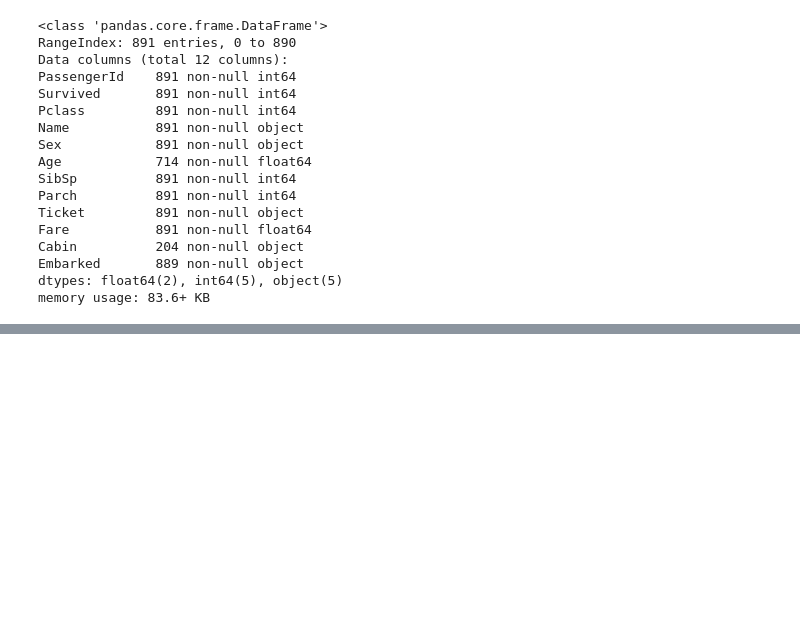
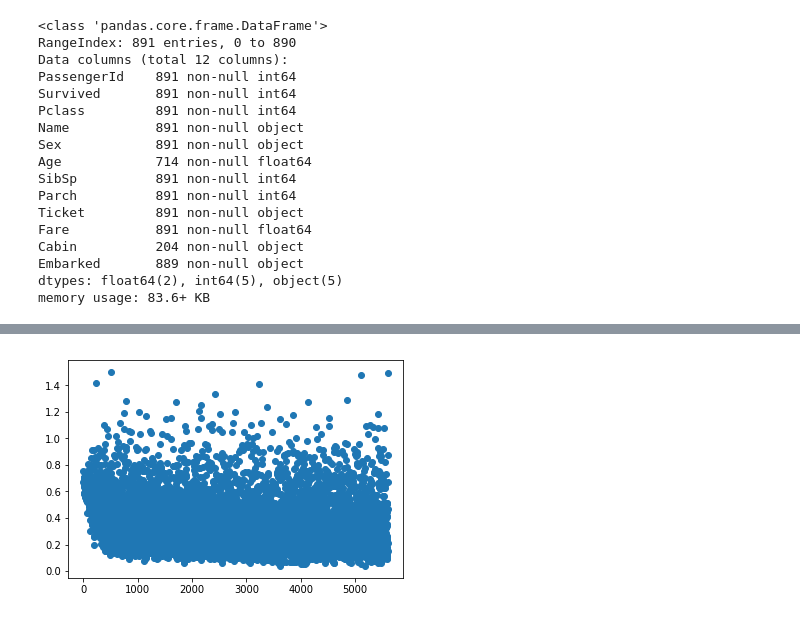
Before and after one commit to h4nyu/aplf, a Jupyter notebook: app/notebooks/titanic.ipynb, the cells around one changed output, grey strips where cells are left out. Cells and saved outputs as stored; diff of their text form; code cells hidden in the pictures; blank space fills up the shorter version.

```diff
--- a/app/notebooks/titanic.ipynb
+++ b/app/notebooks/titanic.ipynb
@@ -85 +81,7 @@ progress(x)      # watch progress
+# %%
+train_progress_df = pd.read_json('/store/kaggle/titanic/train_loss.json')
+plt.scatter(x=train_progress_df.index, y=train_progress_df['loss'])
+plt.show()
+# %% [output]
+[figure, added]
 # %%
```
Also changed, not shown: parts of 8 cells of this notebook, 7 other files.
